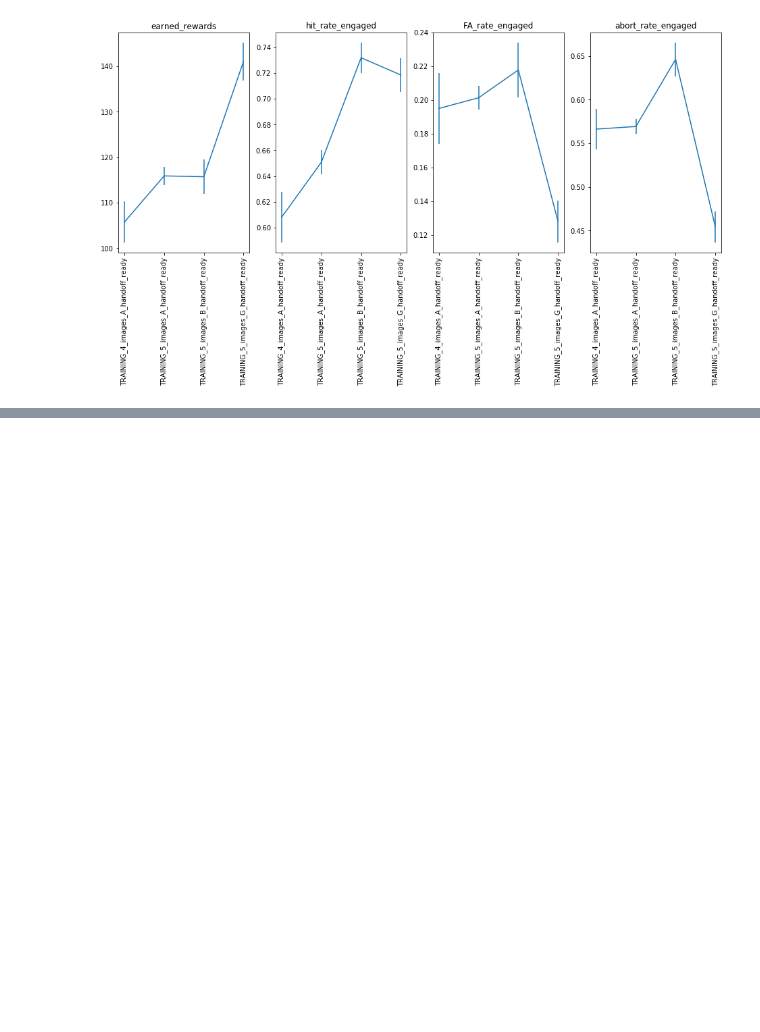
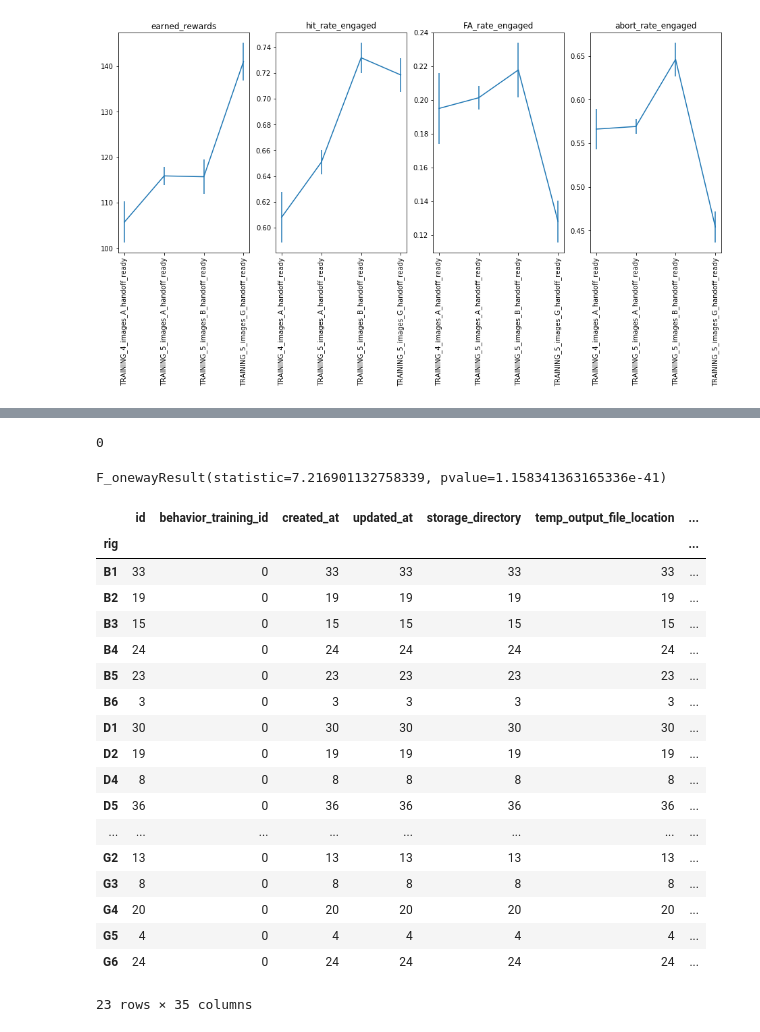
Before and after one commit to taminar/mouseBehaviorData, a Jupyter notebook: slc mice new criterion.ipynb, the cells around one changed output, grey strips where cells are left out. Saved outputs shown, nothing was run; the diff lists cells and outputs as text; code cells hidden in the pictures; blank space fills up the shorter version.

```diff
--- a/slc mice new criterion.ipynb
+++ b/slc mice new criterion.ipynb
@@ -342,0 +352,10 @@ Name: earned_rewards, dtype: int64
+# %%
+hr = popdf['stage'].str.contains('handoff_ready')
+hrd = popdf.loc[hr]
+hrd['mouseID'] = ['m' + str(mid) for mid in hrd.index.get_level_values(0)]
+
+formula = 'earned_rewards ~ C(mouseID) + C(rig) + C(mouseID):C(rig)'
+model = ols(formula, hrd).fit()
+aov_table = anova_lm(model, typ=2)
+
+print(aov_table.round(4))
@@ -342,0 +378,33 @@ Name: earned_rewards, dtype: int64
+# %%
+hrd['rig'].isna().sum()
+# %% [output]
+0
+# %%
+import scipy.stats
+
+rig_er = hrd.groupby('mouseID')['earned_rewards'].apply(list)
+scipy.stats.f_oneway(*rig_er)
+# %% [output]
+F_onewayResult(statistic=7.216901132758339, pvalue=1.158341363165336e-41)
+# %%
+hrd.groupby('rig').count()
+# %% [output]
+|  | id | behavior_training_id | created_at | updated_at | storage_directory | temp_output_file_location | ... |
+| rig |  |  |  |  |  |  | ... |
+| B1 | 33 | 0 | 33 | 33 | 33 | 33 | ... |
+| B2 | 19 | 0 | 19 | 19 | 19 | 19 | ... |
+| B3 | 15 | 0 | 15 | 15 | 15 | 15 | ... |
+| B4 | 24 | 0 | 24 | 24 | 24 | 24 | ... |
+| B5 | 23 | 0 | 23 | 23 | 23 | 23 | ... |
+| B6 | 3 | 0 | 3 | 3 | 3 | 3 | ... |
+| D1 | 30 | 0 | 30 | 30 | 30 | 30 | ... |
+| D2 | 19 | 0 | 19 | 19 | 19 | 19 | ... |
+| D4 | 8 | 0 | 8 | 8 | 8 | 8 | ... |
+| D5 | 36 | 0 | 36 | 36 | 36 | 36 | ... |
+| ... | ... | ... | ... | ... | ... | ... | ... |
+| G2 | 13 | 0 | 13 | 13 | 13 | 13 | ... |
+| G3 | 8 | 0 | 8 | 8 | 8 | 8 | ... |
+| G4 | 20 | 0 | 20 | 20 | 20 | 20 | ... |
+| G5 | 4 | 0 | 4 | 4 | 4 | 4 | ... |
+| G6 | 24 | 0 | 24 | 24 | 24 | 24 | ... |
+23 rows × 35 columns
```
Also changed, not shown: parts of 4 cells of this notebook, 2 other files.
